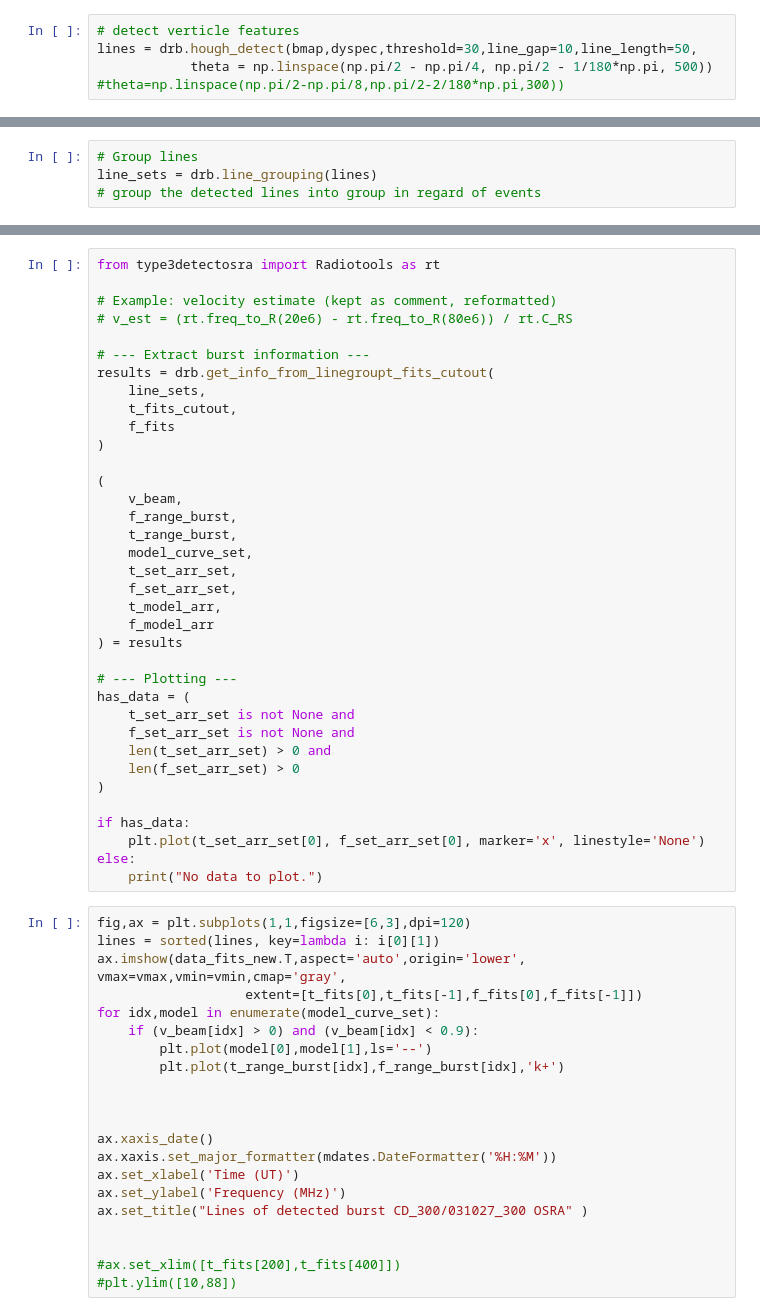
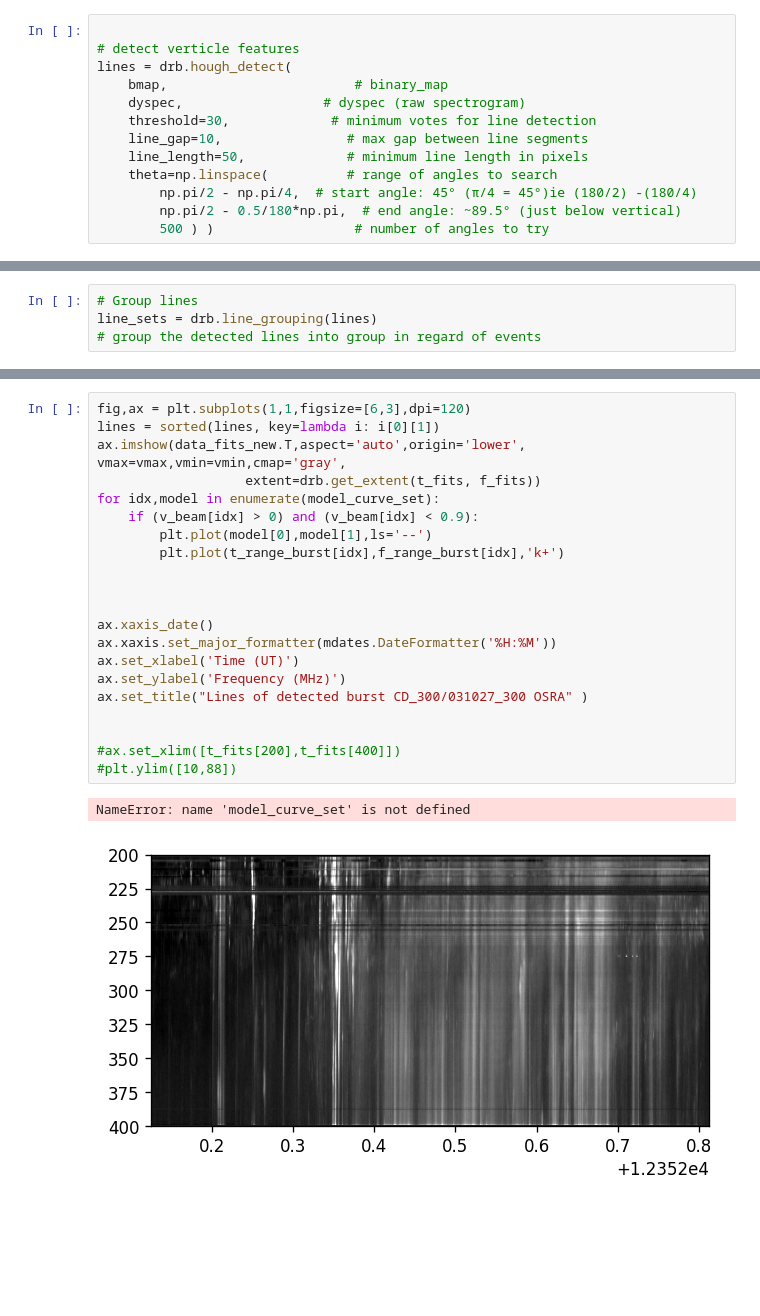
Before and after one commit to ChukwudiOkoro/Automated-Detection-of-Type-III-Solar-radio-Bursts-using-the-OSRA-Spectrograph, a Jupyter notebook: type3detectf2.ipynb, the cells around one changed output, grey strips where cells are left out. Cells and saved outputs as stored; diff of their text form; blank space fills up the shorter version.

```diff
--- a/type3detectf2.ipynb
+++ b/type3detectf2.ipynb
@@ -103,7 +116,16 @@ plt.title("overplot binary map to spectrum")
 # %%
+
 # detect verticle features
-lines = drb.hough_detect(bmap,dyspec,threshold=30,line_gap=10,line_length=50,
-            theta = np.linspace(np.pi/2 - np.pi/4, np.pi/2 - 1/180*np.pi, 500))   #theta=np.linspace(np.pi/2-np.pi/8,np.pi/2-2/180*np.pi,300))
+lines = drb.hough_detect(
+    bmap,                        # binary_map
+    dyspec,                  # dyspec (raw spectrogram)
+    threshold=30,             # minimum votes for line detection
+    line_gap=10,                # max gap between line segments
+    line_length=50,             # minimum line length in pixels
+    theta=np.linspace(          # range of angles to search
+        np.pi/2 - np.pi/4,  # start angle: 45° (π/4 = 45°)ie (180/2) -(180/4)
+        np.pi/2 - 0.5/180*np.pi,  # end angle: ~89.5° (just below vertical)
+        500 ) )                  # number of angles to try
 # %%
 fig,ax = plt.subplots(1,1,figsize=[6,3])
 lines = sorted(lines, key=lambda i: i[0][1])
@@ -132,57 +161,24 @@ len(line_sets)
-# %%
-from type3detectosra import Radiotools as rt
-
-# Example: velocity estimate (kept as comment, reformatted)
-# v_est = (rt.freq_to_R(20e6) - rt.freq_to_R(80e6)) / rt.C_RS
-
-# --- Extract burst information ---
-results = drb.get_info_from_linegroupt_fits_cutout(
-    line_sets,
-    t_fits_cutout,
-    f_fits
-)
-
-(
-    v_beam,
-    f_range_burst,
-    t_range_burst,
-    model_curve_set,
-    t_set_arr_set,
-    f_set_arr_set,
-    t_model_arr,
-    f_model_arr
-) = results
-
-# --- Plotting ---
-has_data = (
-    t_set_arr_set is not None and
-    f_set_arr_set is not None and
-    len(t_set_arr_set) > 0 and
-    len(f_set_arr_set) > 0
-)
-
-if has_data:
-    plt.plot(t_set_arr_set[0], f_set_arr_set[0], marker='x', linestyle='None')
-else:
-    print("No data to plot.")
 # %%
 fig,ax = plt.subplots(1,1,figsize=[6,3],dpi=120)
 lines = sorted(lines, key=lambda i: i[0][1])
 ax.imshow(data_fits_new.T,aspect='auto',origin='lower', vmax=vmax,vmin=vmin,cmap='gray',
-                   extent=[t_fits[0],t_fits[-1],f_fits[0],f_fits[-1]])
+                   extent=drb.get_extent(t_fits, f_fits))
 for idx,model in enumerate(model_curve_set):
     if (v_beam[idx] > 0) and (v_beam[idx] < 0.9):
         plt.plot(model[0],model[1],ls='--')
         plt.plot(t_range_burst[idx],f_range_burst[idx],'k+')
 
 
 
 ax.xaxis_date()
 ax.xaxis.set_major_formatter(mdates.DateFormatter('%H:%M'))
 ax.set_xlabel('Time (UT)')
 ax.set_ylabel('Frequency (MHz)')
 ax.set_title("Lines of detected burst CD_300/031027_300 OSRA" )
 
 
 #ax.set_xlim([t_fits[200],t_fits[400]])
 #plt.ylim([10,88])
+# %% [output]
+NameError: name 'model_curve_set' is not defined
+[figure, added]
```
Also changed, not shown: parts of 9 cells of this notebook, 6 other files.
